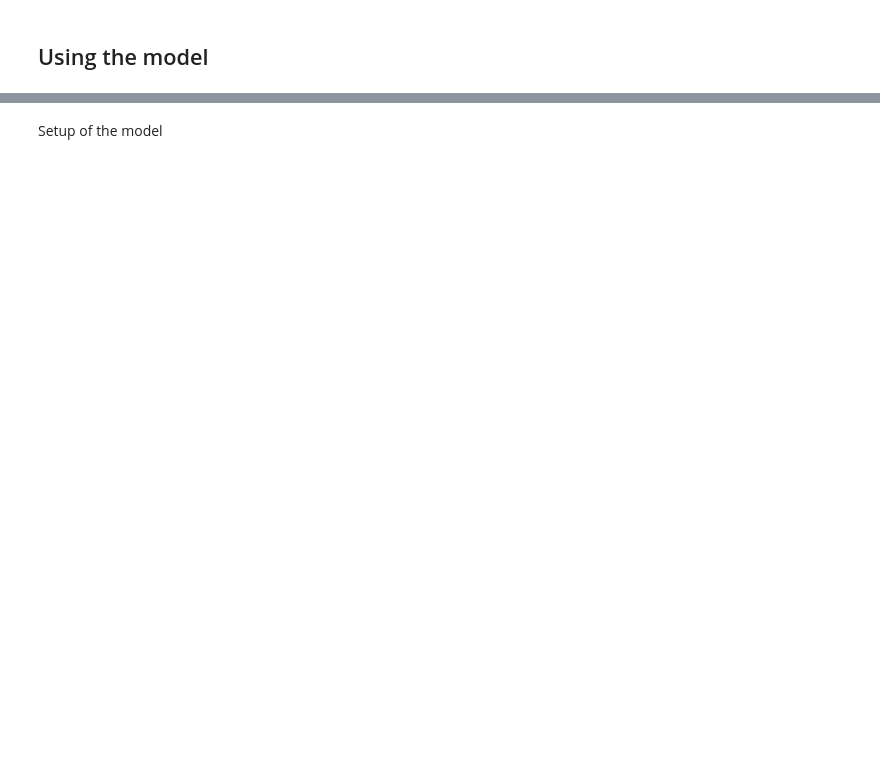
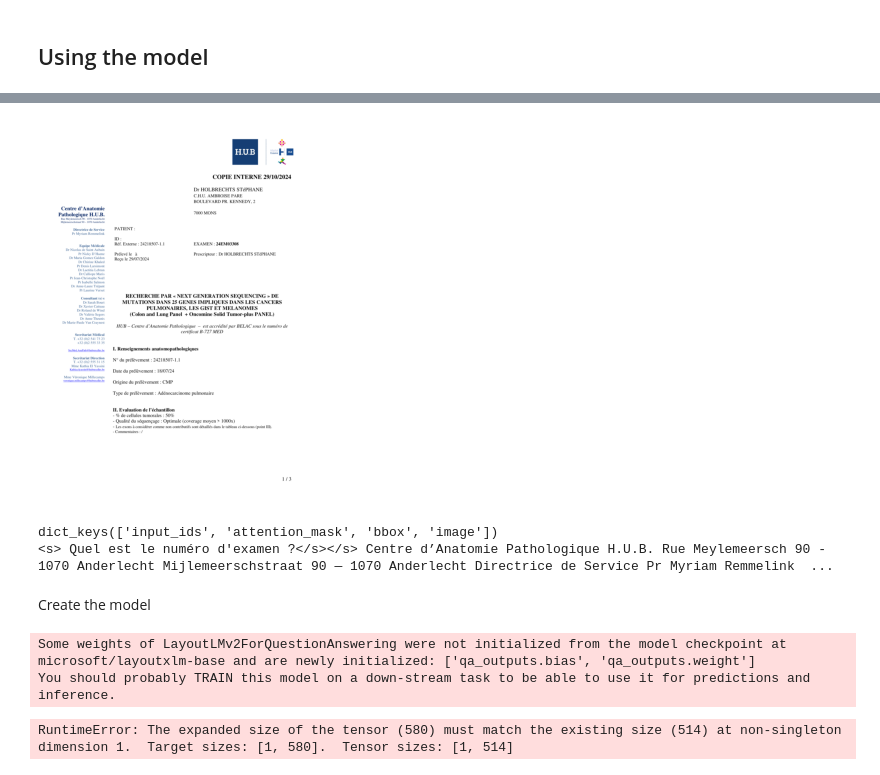
Before and after one commit to Exagor/master-thesis-achten, a Jupyter notebook: src/layout_xlm.ipynb, the cells around one changed output, grey strips where cells are left out. Drawn from its saved outputs; the diff is of its cells as text; code cells hidden in the pictures; blank space fills up the shorter version.

Commit message:
convert to images

```diff
--- a/src/layout_xlm.ipynb
+++ b/src/layout_xlm.ipynb
@@ -59,2 +132,24 @@ Extracted Images:
+# %%
+# Preprocessing the images
+from transformers import LayoutXLMProcessor
+from PIL import Image
+
+processor = LayoutXLMProcessor.from_pretrained("microsoft/layoutxlm-base")
+
+image = Image.open(
+    "../data/pdf_image/24EM03308_page_1.png"
+).convert("RGB")
+#show the image
+plt.imshow(image)
+plt.axis("off")
+plt.show()
+question = "Quel est le numéro d'examen ?"
+encoding = processor(image, question, return_tensors="pt")
+print(encoding.keys())
+print(processor.tokenizer.decode(encoding.input_ids.squeeze()))
+# %% [output]
+[figure, added]
+dict_keys(['input_ids', 'attention_mask', 'bbox', 'image'])
+<s> Quel est le numéro d'examen ?</s></s> Centre d’Anatomie Pathologique H.U.B. Rue Meylemeersch 90 - 1070 Anderlecht Mijlemeerschstraat 90 — 1070 Anderlecht Directrice de Service Pr Myriam Remmelink  ...
 # %% [markdown]
-Setup of the model
+Create the model
@@ -71,0 +156,25 @@ model.eval()
+# %%
+from transformers import AutoModelForQuestionAnswering
+
+model = AutoModelForQuestionAnswering.from_pretrained("microsoft/layoutxlm-base")
+# %% [output]
+Some weights of LayoutLMv2ForQuestionAnswering were not initialized from the model checkpoint at microsoft/layoutxlm-base and are newly initialized: ['qa_outputs.bias', 'qa_outputs.weight']
+You should probably TRAIN this model on a down-stream task to be able to use it for predictions and inference.
+# %%
+# step 2: forward pass
+for k,v in encoding.items():
+  encoding[k] = v.to(model.device)
+
+outputs = model(**encoding)
+
+# step 3: get start_logits and end_logits
+start_logits = outputs.start_logits
+end_logits = outputs.end_logits
+
+# step 4: get largest logit for both
+predicted_start_idx = start_logits.argmax(-1).item()
+predicted_end_idx = end_logits.argmax(-1).item()
+print("Predicted start idx:", predicted_start_idx)
+print("Predicted end idx:", predicted_end_idx)
+# %% [output]
+RuntimeError: The expanded size of the tensor (580) must match the existing size (514) at non-singleton dimension 1.  Target sizes: [1, 580].  Tensor sizes: [1, 514]
```
Also changed, not shown: parts of 11 cells of this notebook, 46 other files.
